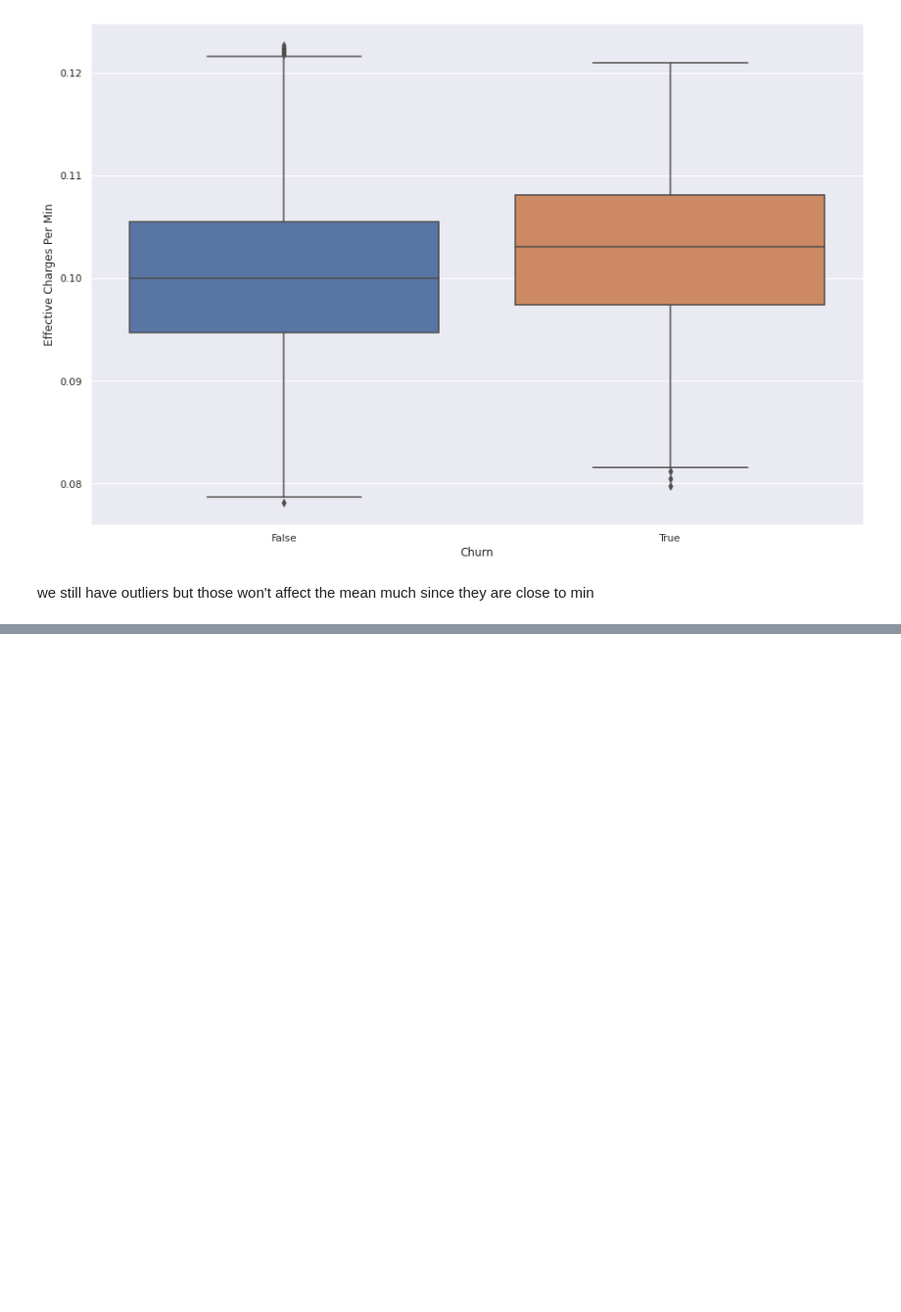
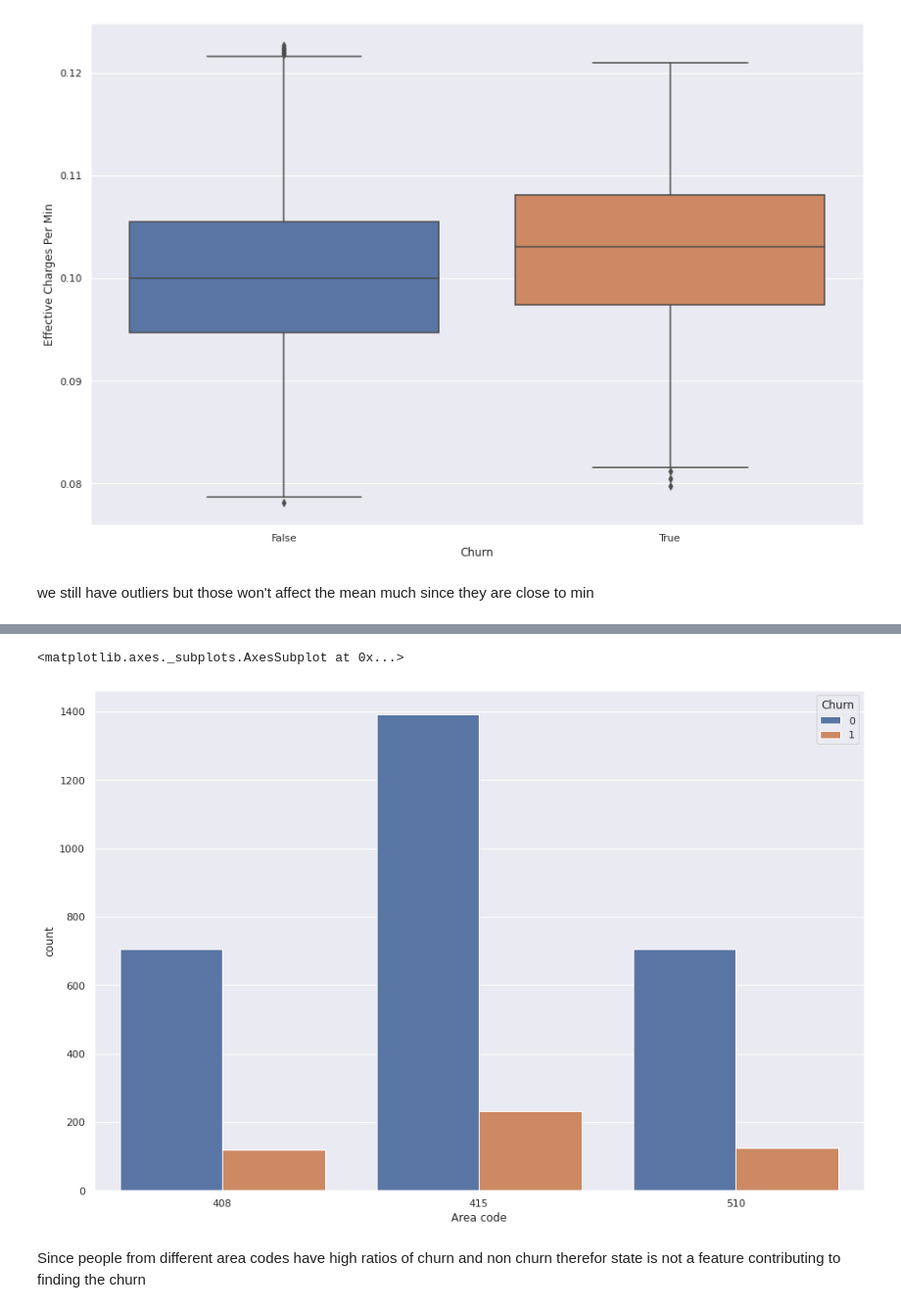
Before and after one commit to martydom/why-do-customer-churn, a Jupyter notebook: Devashish_Bose_Team_1_Capstone_Project.ipynb, the cells around one changed output, grey strips where cells are left out. Shown at 98% size. Cells and saved outputs as stored; diff of their text form; code cells hidden in the pictures; blank space fills up the shorter version.

```diff
--- a/Devashish_Bose_Team_1_Capstone_Project.ipynb
+++ b/Devashish_Bose_Team_1_Capstone_Project.ipynb
@@ -348,0 +451,7 @@ we still have outliers but those won't affect the mean much since they are close
+# %%
+sns.countplot(x='Area code', hue = 'Churn', data= filtered_df)
+# %% [output]
+<matplotlib.axes._subplots.AxesSubplot at 0x...>
+[figure, added]
+# %% [markdown]
+Since people from different area codes have high ratios of churn and non churn therefor state is not a feature contributing to finding the churn
```
Also changed, not shown: parts of 21 cells of this notebook.
